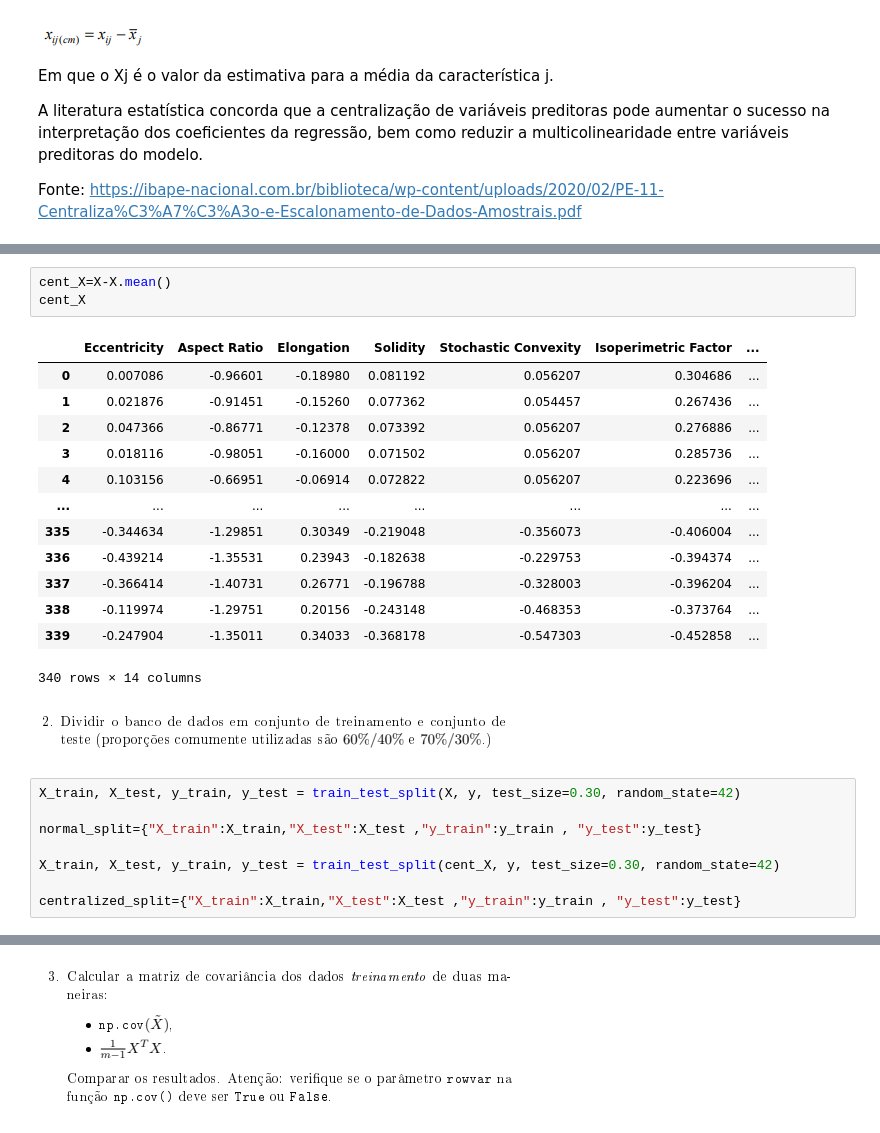
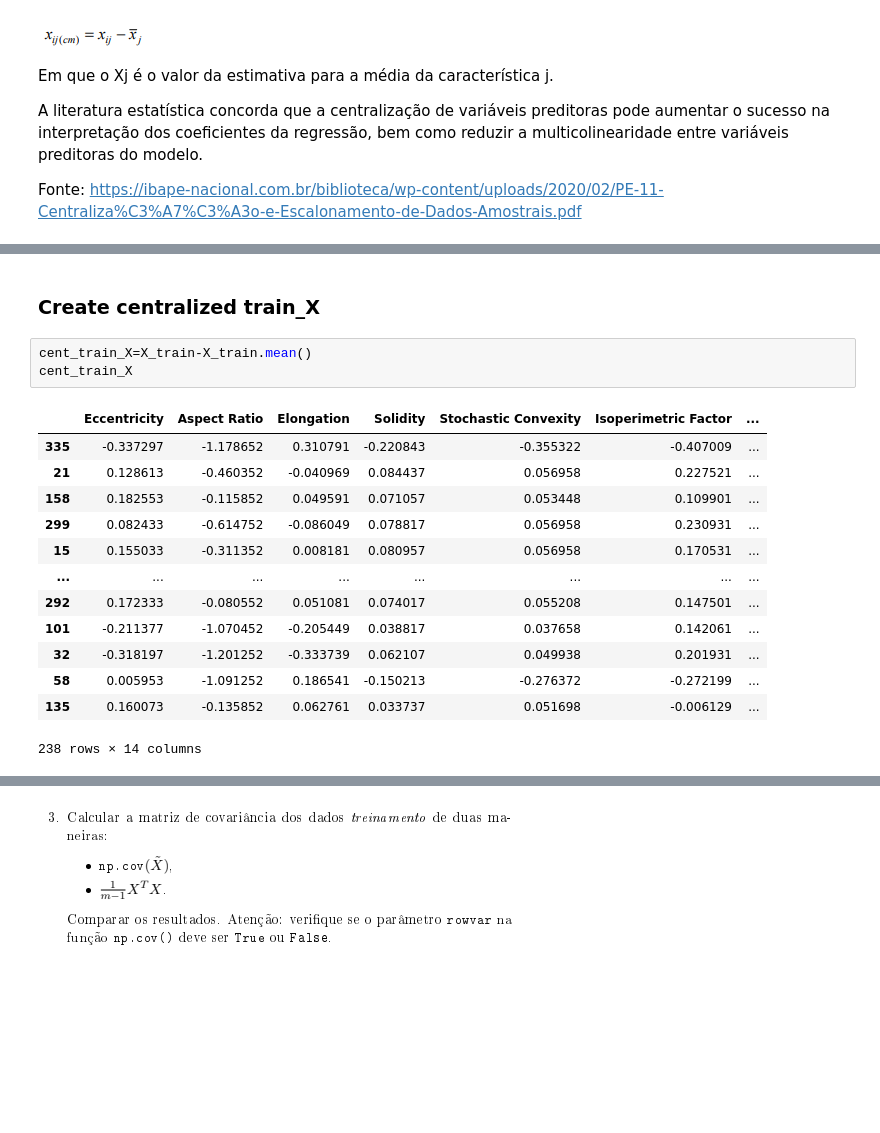
Before and after one commit to lucasvieira123/data_science_studies, a Jupyter notebook: linear_algebra/fundamentals_of_data_analysis/entrega_parcial/classification_orthogonal_projections.ipynb, the cells around one changed output, grey strips where cells are left out. Cells and saved outputs as stored; diff of their text form; blank space fills up the shorter version.

```diff
--- a/linear_algebra/fundamentals_of_data_analysis/entrega_parcial/classification_orthogonal_projections.ipynb
+++ b/linear_algebra/fundamentals_of_data_analysis/entrega_parcial/classification_orthogonal_projections.ipynb
@@ -138,27 +136,19 @@ dtype: float64
-# %%
-cent_X=X-X.mean()
-cent_X
-# %% [output]
-|  | Eccentricity | Aspect Ratio | Elongation | Solidity | Stochastic Convexity | Isoperimetric Factor | ... |
-| 0 | 0.007086 | -0.96601 | -0.18980 | 0.081192 | 0.056207 | 0.304686 | ... |
-| 1 | 0.021876 | -0.91451 | -0.15260 | 0.077362 | 0.054457 | 0.267436 | ... |
-| 2 | 0.047366 | -0.86771 | -0.12378 | 0.073392 | 0.056207 | 0.276886 | ... |
-| 3 | 0.018116 | -0.98051 | -0.16000 | 0.071502 | 0.056207 | 0.285736 | ... |
-| 4 | 0.103156 | -0.66951 | -0.06914 | 0.072822 | 0.056207 | 0.223696 | ... |
-| ... | ... | ... | ... | ... | ... | ... | ... |
-| 335 | -0.344634 | -1.29851 | 0.30349 | -0.219048 | -0.356073 | -0.406004 | ... |
-| 336 | -0.439214 | -1.35531 | 0.23943 | -0.182638 | -0.229753 | -0.394374 | ... |
-| 337 | -0.366414 | -1.40731 | 0.26771 | -0.196788 | -0.328003 | -0.396204 | ... |
-| 338 | -0.119974 | -1.29751 | 0.20156 | -0.243148 | -0.468353 | -0.373764 | ... |
-| 339 | -0.247904 | -1.35011 | 0.34033 | -0.368178 | -0.547303 | -0.452858 | ... |
-340 rows × 14 columns
-# %% [markdown]
-![image.png](attachment:1997ba9f-a2e3-446d-903f-5f73f1d373be.png)
-# %%
-X_train, X_test, y_train, y_test = train_test_split(X, y, test_size=0.30, random_state=42)
-
-normal_split={"X_train":X_train,"X_test":X_test ,"y_train":y_train , "y_test":y_test}
-
-X_train, X_test, y_train, y_test = train_test_split(cent_X, y, test_size=0.30, random_state=42)
-
-centralized_split={"X_train":X_train,"X_test":X_test ,"y_train":y_train , "y_test":y_test}
+# %% [markdown]
+### Create centralized train_X
+# %%
+cent_train_X=X_train-X_train.mean()
+cent_train_X
+# %% [output]
+|  | Eccentricity | Aspect Ratio | Elongation | Solidity | Stochastic Convexity | Isoperimetric Factor | ... |
+| 335 | -0.337297 | -1.178652 | 0.310791 | -0.220843 | -0.355322 | -0.407009 | ... |
+| 21 | 0.128613 | -0.460352 | -0.040969 | 0.084437 | 0.056958 | 0.227521 | ... |
+| 158 | 0.182553 | -0.115852 | 0.049591 | 0.071057 | 0.053448 | 0.109901 | ... |
+| 299 | 0.082433 | -0.614752 | -0.086049 | 0.078817 | 0.056958 | 0.230931 | ... |
+| 15 | 0.155033 | -0.311352 | 0.008181 | 0.080957 | 0.056958 | 0.170531 | ... |
+| ... | ... | ... | ... | ... | ... | ... | ... |
+| 292 | 0.172333 | -0.080552 | 0.051081 | 0.074017 | 0.055208 | 0.147501 | ... |
+| 101 | -0.211377 | -1.070452 | -0.205449 | 0.038817 | 0.037658 | 0.142061 | ... |
+| 32 | -0.318197 | -1.201252 | -0.333739 | 0.062107 | 0.049938 | 0.201931 | ... |
+| 58 | 0.005953 | -1.091252 | 0.186541 | -0.150213 | -0.276372 | -0.272199 | ... |
+| 135 | 0.160073 | -0.135852 | 0.062761 | 0.033737 | 0.051698 | -0.006129 | ... |
+238 rows × 14 columns
```
Also changed, not shown: parts of 51 cells of this notebook.
